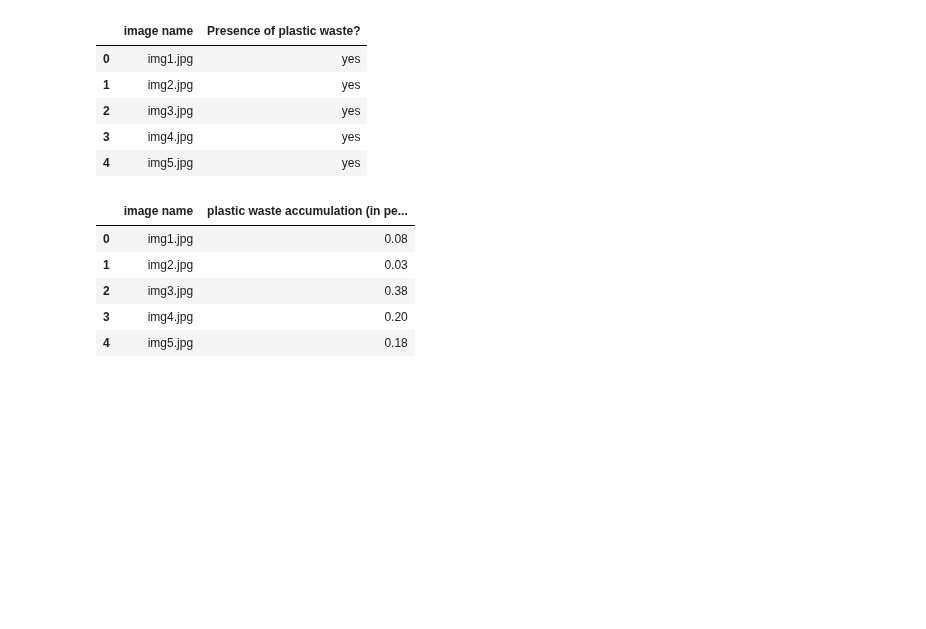
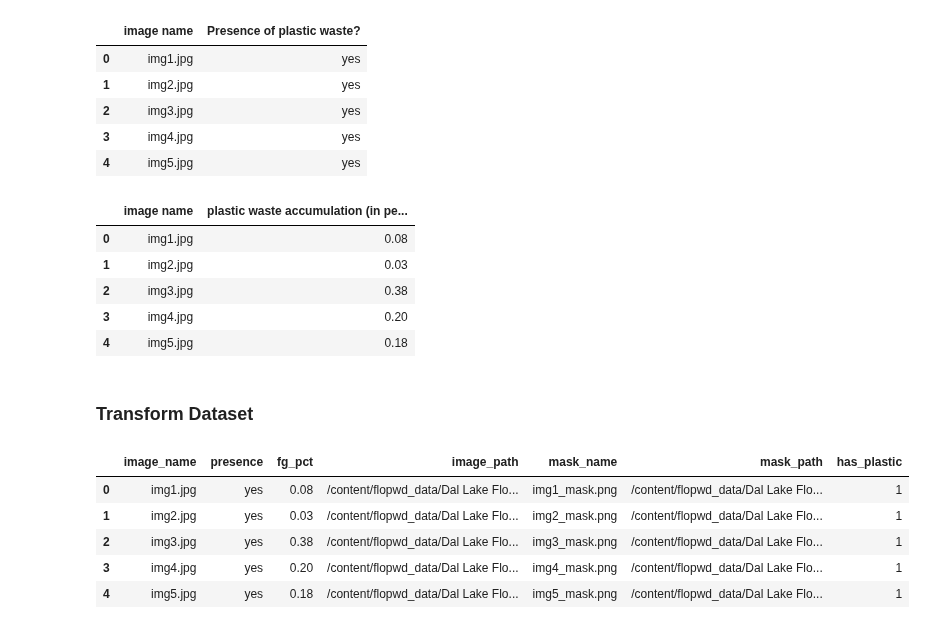
Before and after one commit to williamtheodoruswijaya/PDIS-Net, a Jupyter notebook: notebook.ipynb, the cells around one changed output. Saved outputs shown, nothing was run; the diff lists cells and outputs as text; code cells hidden in the pictures; blank space fills up the shorter version.

```diff
--- a/notebook.ipynb
+++ b/notebook.ipynb
@@ -67,3 +69,33 @@ reg_df.head()
 | 2 | img3.jpg | 0.38 |
 | 3 | img4.jpg | 0.20 |
 | 4 | img5.jpg | 0.18 |
+# %% [markdown]
+### Transform Dataset
+# %%
+labels_df = labels_df.rename(columns={
+    "image name": "image_name",
+    "Presence of plastic waste?": "presence"
+})
+
+reg_df = reg_df.rename(columns={
+    "image name": "image_name",
+    "plastic waste accumulation (in percentage)": "fg_pct"
+})
+
+df = labels_df.merge(reg_df, on="image_name", how="inner")
+
+df["image_path"] = df["image_name"].apply(lambda x: str(Path("/content/flopwd_data/Dal Lake Floating Plastic Waste Detection Dataset (FloPWD 2025)/Raw_Images") / x))
+df["mask_name"] = df["image_name"].str.replace(".jpg", "_mask.png", regex=False)
+df["mask_path"] = df["mask_name"].apply(lambda x: str(Path("/content/flopwd_data/Dal Lake Floating Plastic Waste Detection Dataset (FloPWD 2025)/Segmentation_Masks") / x))
+
+df["presence"] = df["presence"].astype(str).str.strip().str.lower()
+df["has_plastic"] = (df["presence"] == "yes").astype(int)
+
+df.head()
+# %% [output]
+|  | image_name | presence | fg_pct | image_path | mask_name | mask_path | has_plastic |
+| 0 | img1.jpg | yes | 0.08 | /content/flopwd_data/Dal Lake Flo... | img1_mask.png | /content/flopwd_data/Dal Lake Flo... | 1 |
+| 1 | img2.jpg | yes | 0.03 | /content/flopwd_data/Dal Lake Flo... | img2_mask.png | /content/flopwd_data/Dal Lake Flo... | 1 |
+| 2 | img3.jpg | yes | 0.38 | /content/flopwd_data/Dal Lake Flo... | img3_mask.png | /content/flopwd_data/Dal Lake Flo... | 1 |
+| 3 | img4.jpg | yes | 0.20 | /content/flopwd_data/Dal Lake Flo... | img4_mask.png | /content/flopwd_data/Dal Lake Flo... | 1 |
+| 4 | img5.jpg | yes | 0.18 | /content/flopwd_data/Dal Lake Flo... | img5_mask.png | /content/flopwd_data/Dal Lake Flo... | 1 |
```
Also changed, not shown: parts of 15 cells of this notebook.
